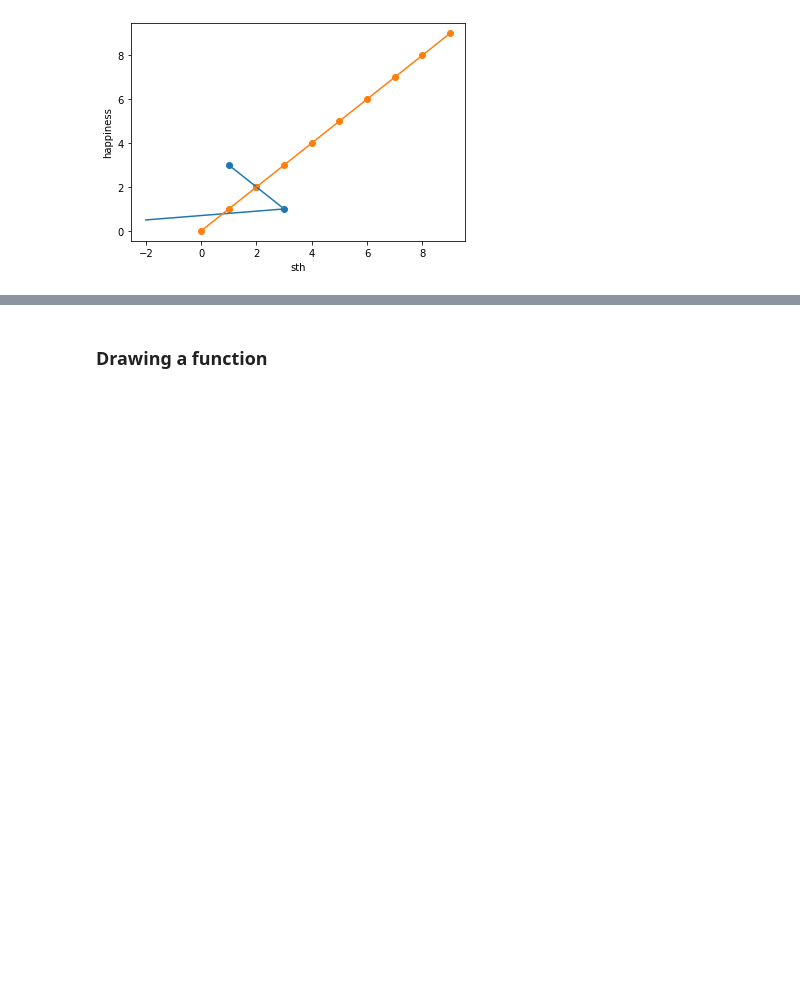
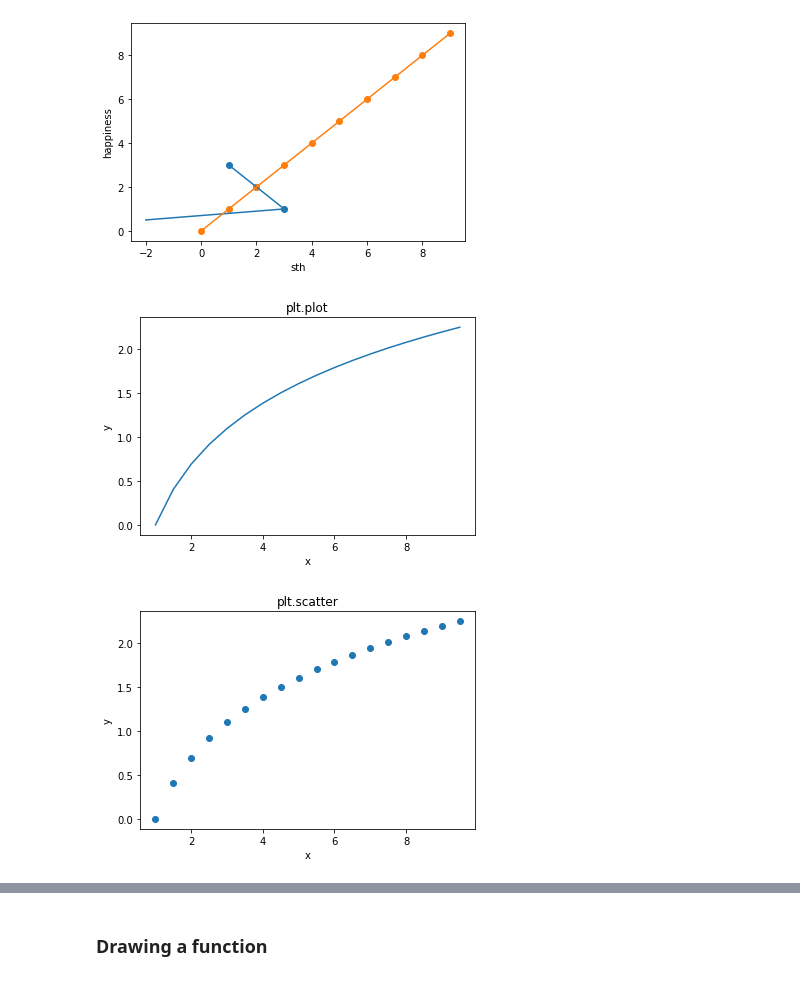
Before and after one commit to mjbooo/Pr4AI, a Jupyter notebook: 02_ml.ipynb, the cells around one changed output, grey strips where cells are left out. Cells and saved outputs as stored; diff of their text form; code cells hidden in the pictures; blank space fills up the shorter version.

```diff
--- a/02_ml.ipynb
+++ b/02_ml.ipynb
@@ -23,5 +27,26 @@ plt.ylabel('happiness')
 plt.show()  # colab notebook: automatically plots the graph w/o show, the other ide don't.
 # %% [output]
 [figure]
+# %%
+# Practice
+
+def ftn_log(x):
+  return np.log(x)
+
+x = np.arange(1,10,0.5)
+y= ftn_log(x)
+
+plt.plot(x,y) # plt.plot(x_list, y_list)
+plt.title('plt.plot')
+plt.xlabel('x');  plt.ylabel('y')
+plt.show()
+
+plt.scatter(x,y)
+plt.title('plt.scatter')
+plt.xlabel('x');  plt.ylabel('y')
+plt.show()
+# %% [output]
+[figure, added]
+[figure, added]
 # %%
 def draw_plot(X, Y, x_sample, y_sample):
```
Also changed, not shown: parts of 28 cells of this notebook.
